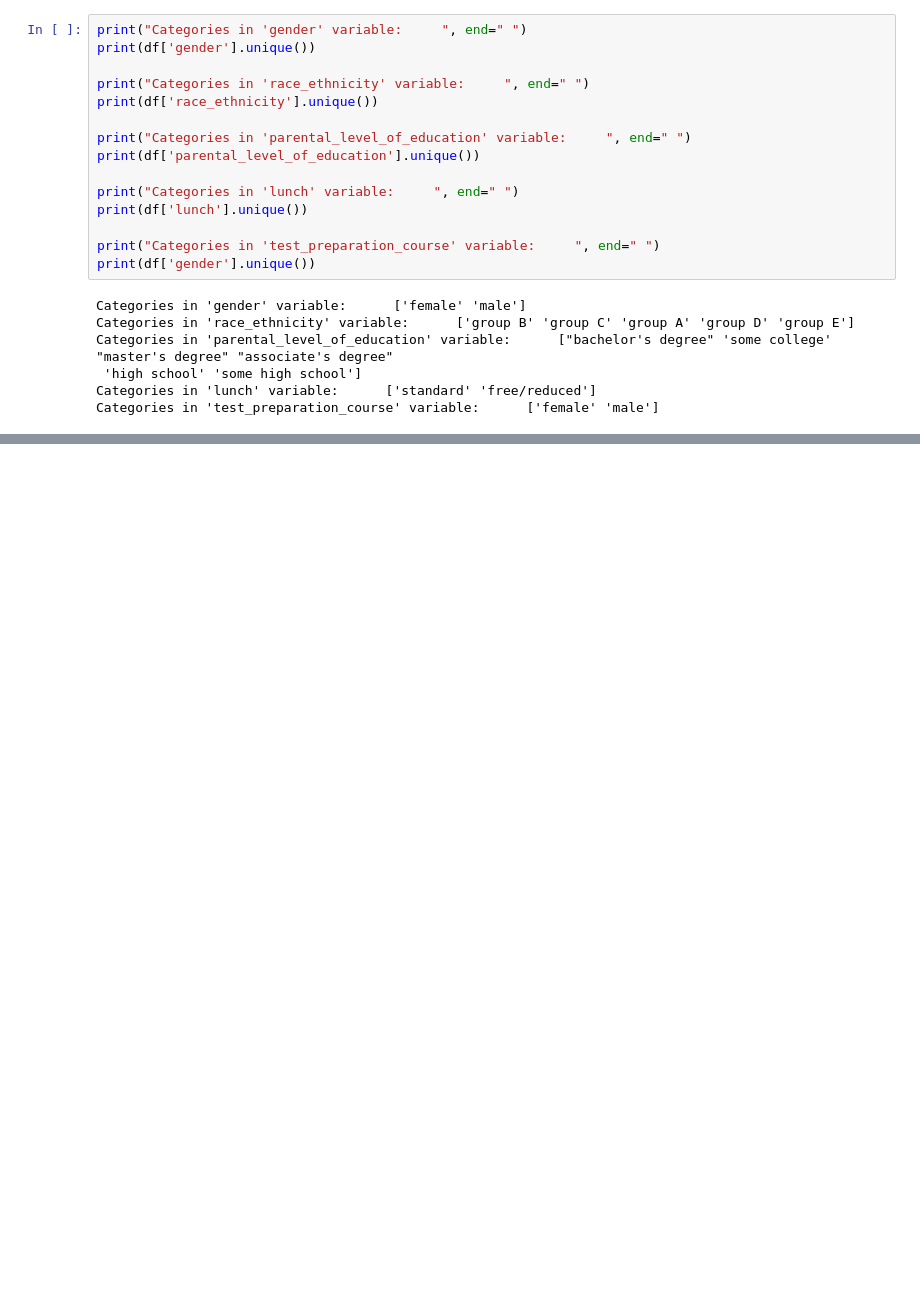
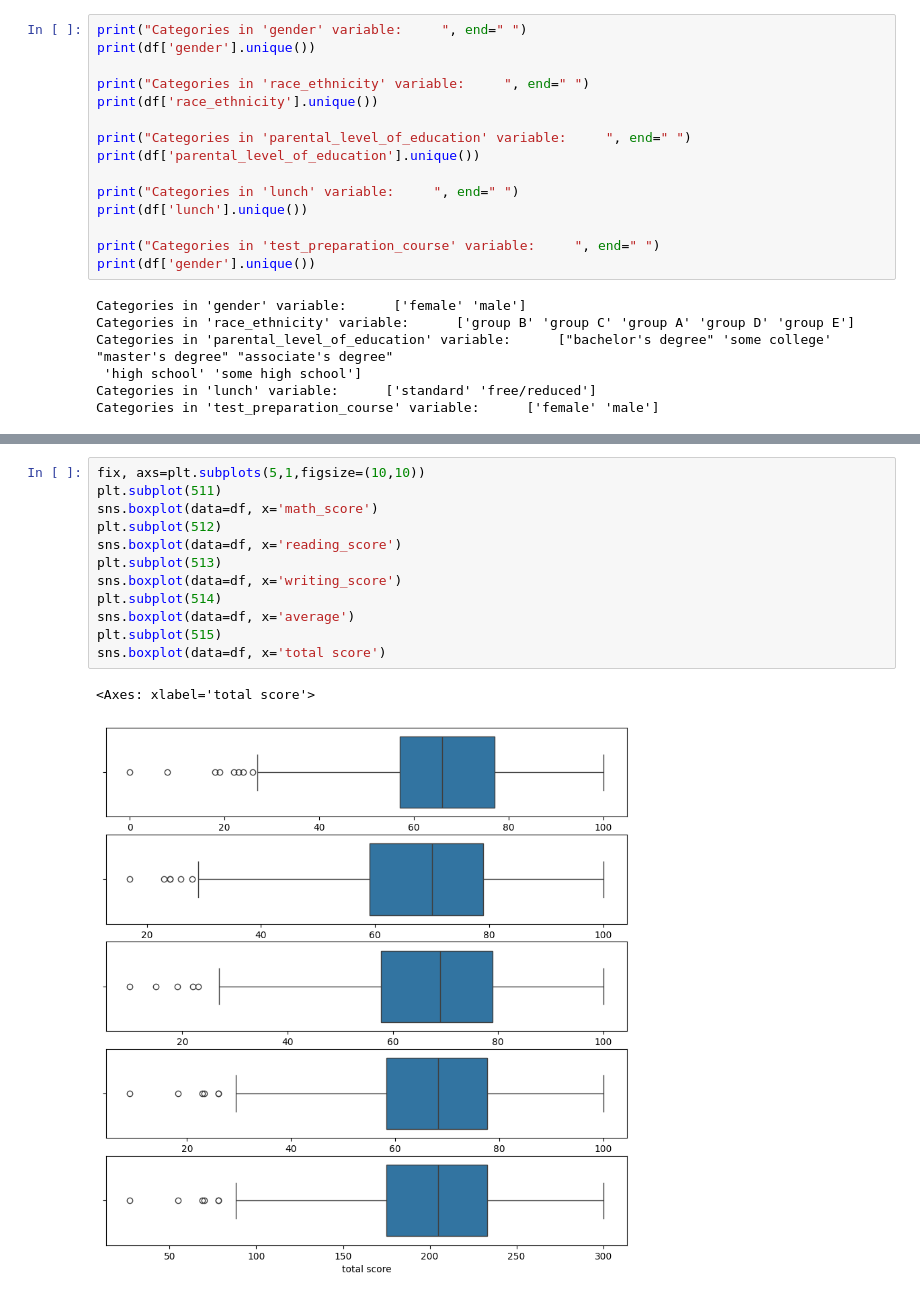
Before and after one commit to jbgithub22/mlproject1, a Jupyter notebook: notebook/1. EDA STUDENT PERFORMANCE.ipynb, the cells around one changed output, grey strips where cells are left out. Saved outputs shown, nothing was run; the diff lists cells and outputs as text; blank space fills up the shorter version.

```diff
--- a/notebook/1. EDA STUDENT PERFORMANCE.ipynb
+++ b/notebook/1. EDA STUDENT PERFORMANCE.ipynb
@@ -177,0 +280,15 @@ Categories in 'test_preparation_course' variable:      ['female' 'male']
+# %%
+fix, axs=plt.subplots(5,1,figsize=(10,10))
+plt.subplot(511)
+sns.boxplot(data=df, x='math_score')
+plt.subplot(512)
+sns.boxplot(data=df, x='reading_score')
+plt.subplot(513)
+sns.boxplot(data=df, x='writing_score')
+plt.subplot(514)
+sns.boxplot(data=df, x='average')
+plt.subplot(515)
+sns.boxplot(data=df, x='total score')
+# %% [output]
+<Axes: xlabel='total score'>
+[figure, added]
```
Also changed, not shown: parts of 17 cells of this notebook.
